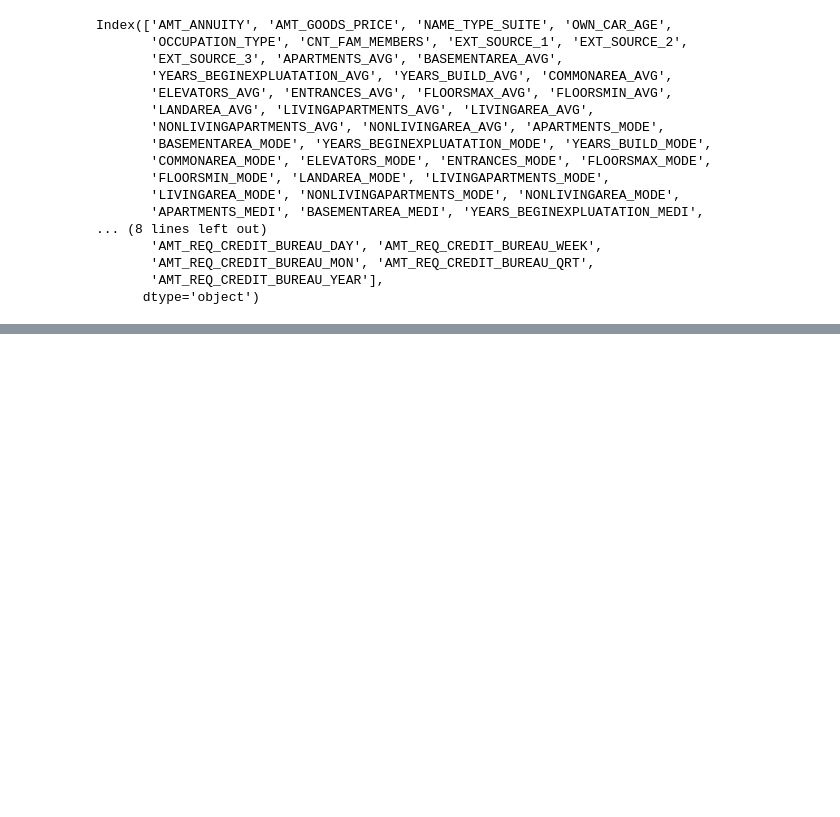
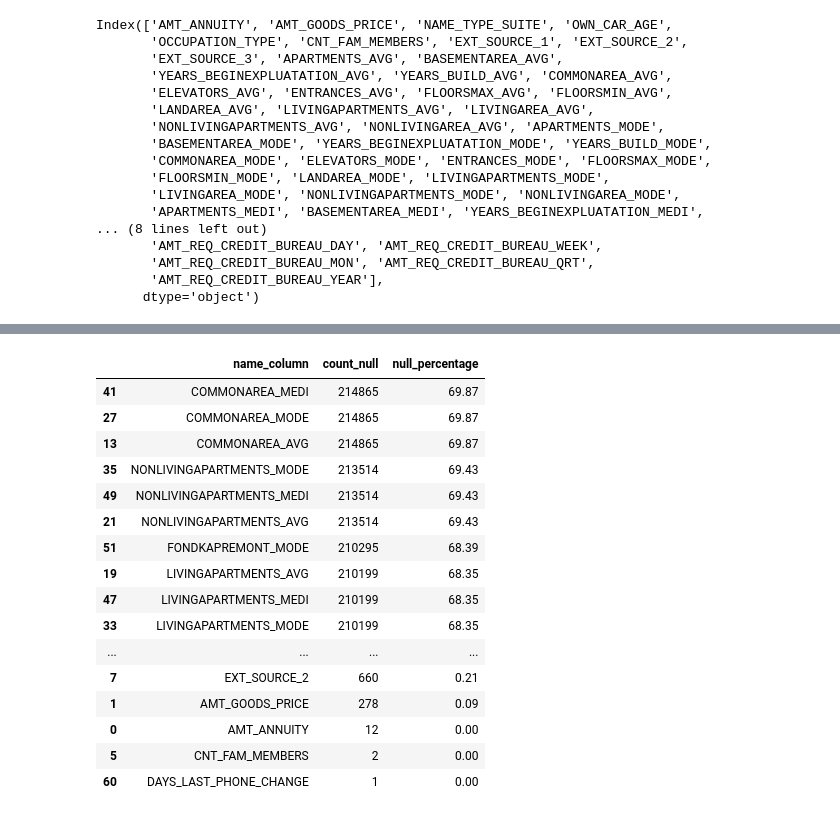
Before and after one commit to KharchenkoAnastasia/credit-default-risk-analysis, a Jupyter notebook: Home_Credit_Default_Risk.ipynb, the cells around one changed output, grey strips where cells are left out. Saved outputs shown, nothing was run; the diff lists cells and outputs as text; code cells hidden in the pictures; blank space fills up the shorter version.

```diff
--- a/Home_Credit_Default_Risk.ipynb
+++ b/Home_Credit_Default_Risk.ipynb
@@ -247,7 +247,8 @@ df.columns[df.isnull().any()].size
 # %% [output]
 67
 # %%
-df.columns[df.isnull().any()]
+null_columns=df.columns[df.isnull().any()]
+null_columns
 # %% [output]
 Index(['AMT_ANNUITY', 'AMT_GOODS_PRICE', 'NAME_TYPE_SUITE', 'OWN_CAR_AGE',
        'OCCUPATION_TYPE', 'CNT_FAM_MEMBERS', 'EXT_SOURCE_1', 'EXT_SOURCE_2',
@@ -270,0 +274,24 @@
+# %%
+null_df = df[null_columns].isnull().sum().reset_index()
+null_df.columns = ["name_column","count_null"]
+null_df['null_percentage']=round((null_df['count_null']/df.shape[0])*100,2)
+null_df=null_df.sort_values(by = "null_percentage", ascending = False)
+null_df
+# %% [output]
+|  | name_column | count_null | null_percentage |
+| 41 | COMMONAREA_MEDI | 214865 | 69.87 |
+| 27 | COMMONAREA_MODE | 214865 | 69.87 |
+| 13 | COMMONAREA_AVG | 214865 | 69.87 |
+| 35 | NONLIVINGAPARTMENTS_MODE | 213514 | 69.43 |
+| 49 | NONLIVINGAPARTMENTS_MEDI | 213514 | 69.43 |
+| 21 | NONLIVINGAPARTMENTS_AVG | 213514 | 69.43 |
+| 51 | FONDKAPREMONT_MODE | 210295 | 68.39 |
+| 19 | LIVINGAPARTMENTS_AVG | 210199 | 68.35 |
+| 47 | LIVINGAPARTMENTS_MEDI | 210199 | 68.35 |
+| 33 | LIVINGAPARTMENTS_MODE | 210199 | 68.35 |
+| ... | ... | ... | ... |
+| 7 | EXT_SOURCE_2 | 660 | 0.21 |
+| 1 | AMT_GOODS_PRICE | 278 | 0.09 |
+| 0 | AMT_ANNUITY | 12 | 0.00 |
+| 5 | CNT_FAM_MEMBERS | 2 | 0.00 |
+| 60 | DAYS_LAST_PHONE_CHANGE | 1 | 0.00 |
```
Also changed, not shown: parts of 2 cells of this notebook.
